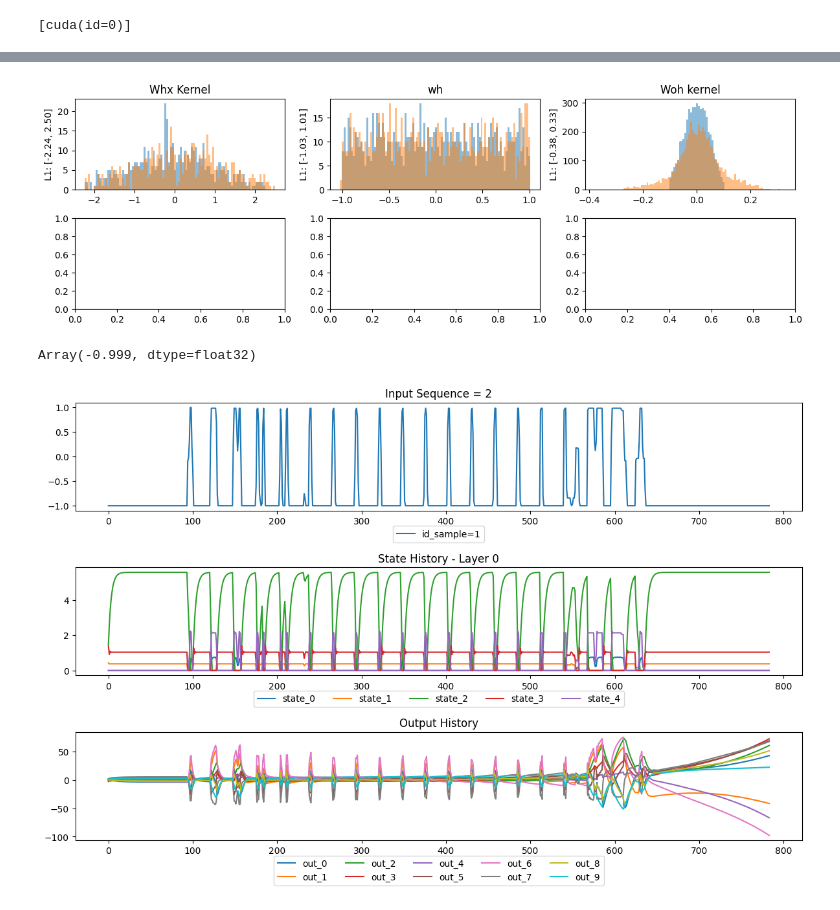
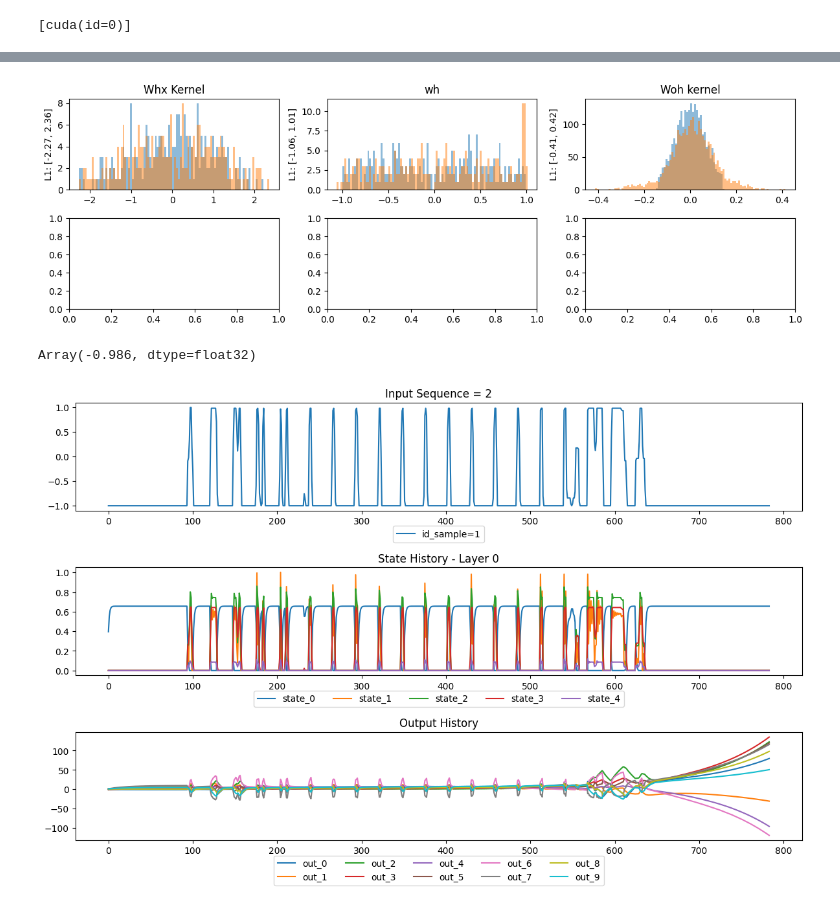
Before and after one commit to TristanTorchet/LearningJAX, a Jupyter notebook: Flax/flax2d_DiagReLURNN.ipynb, the cells around one changed output, grey strips where cells are left out. Cells and saved outputs as stored; diff of their text form; code cells hidden in the pictures.

```diff
--- a/Flax/flax2d_DiagReLURNN.ipynb
+++ b/Flax/flax2d_DiagReLURNN.ipynb
@@ -89,7 +89,7 @@ os.environ["CUDA_VISIBLE_DEVICES"] = "1"
 from utils import create_mnist_classification_dataset, plot_dynamics
 # %%
 DATASET_VERSION = "sequential" # "row"
-trainloader, testloader, N_CLASSES, SEQ_LENGTH, IN_DIM = create_mnist_classification_dataset(root="../data", version=DATASET_VERSION)
+trainloader, val_loader, testloader, N_CLASSES, SEQ_LENGTH, IN_DIM = create_mnist_classification_dataset(root="../data", version=DATASET_VERSION)
 # %% [output]
 [*] Generating MNIST Classification Dataset...
 # %%
@@ -276 +257,13 @@ def run_epoch(state, train_dl, rng):
+# %%
+def validate(state, testloader):
+    # Compute average loss & accuracy
+    # model = model(training=False) # needed when using dropout
+    losses, accuracies = [], []
+    for batch_idx, (inputs, labels) in enumerate(testloader):
+        loss, acc = eval_model(
+            state, inputs, labels # from S4D: , model, classification=classification
+        )
+        losses.append(loss)
+        accuracies.append(acc)
+    return np.mean(losses), np.mean(accuracies)
 # %%
@@ -291,5 +302,5 @@ def create_train_state(key, model_cls, lr, dataset_version):
         tx=optimizer,
     )
 # %%
-state = create_train_state(key, BatchRNN, lr, DATASET_VERSION)
+state = create_train_state(key, BatchRNN, lr, DATASET_VERSION, hidden_size=256, n_layers=1)
 # %% [output]
@@ -301,5 +313,6 @@ jax.devices()
 # %%
 for epoch in range(3):
     state, train_loss, train_accuracy = run_epoch(state, trainloader, key)
-    print(f"Epoch {epoch} | Loss: {train_loss} | Accuracy: {train_accuracy}")
+    val_loss, val_acc  = validate(state, val_loader)
+    print(f"Epoch {epoch} | train_loss: {train_loss:.4f} | train_acc: {train_accuracy*100:.2f}% | val_loss: {val_loss:.4f} | val_acc: {val_acc*100:.2f}%")
 # %% [output]
@@ -315,58 +328,58 @@ print(jax.tree_util.tree_map(jnp.shape, state.params))
 # %%
 fig, axs = plt.subplots(len(all_state_hist)+1, 3, figsize=(1200*px, (300+100*len(all_state_hist))*px))
 axs[0,0].set_title('Whx Kernel')
 axs[0,1].set_title('wh')
 axs[0,2].set_title('Woh kernel')
 for l in range(len(all_state_hist)):
-    min_whx_init = params['params'][f'rnn_cells_{l}']['SimpleScan']['ScanIRRNCell_0']['Whx']['kernel'].min()
-    min_whx = state.params[f'rnn_cells_{l}']['SimpleScan']['ScanIRRNCell_0']['Whx']['kernel'].min()
+    min_whx_init = params['params'][f'rnn_cells_{l}']['Whx']['kernel'].min()
+    min_whx = state.params[f'rnn_cells_{l}']['Whx']['kernel'].min()
     min_whx = min(min_whx_init, min_whx)
 
-    min_wh_init = params['params'][f'rnn_cells_{l}']['SimpleScan']['ScanIRRNCell_0']['wh'].min()
-    min_wh = state.params[f'rnn_cells_{l}']['SimpleScan']['ScanIRRNCell_0']['wh'].min()
+    min_wh_init = params['params'][f'rnn_cells_{l}']['wh'].min()
+    min_wh = state.params[f'rnn_cells_{l}']['wh'].min()
     min_wh = min(min_wh_init, min_wh)
 
-    min_woh_init = params['params'][f'rnn_cells_{l}']['SimpleScan']['ScanIRRNCell_0']['Woh']['kernel'].min()
-    min_woh = state.params[f'rnn_cells_{l}']['SimpleScan']['ScanIRRNCell_0']['Woh']['kernel'].min()
+    min_woh_init = params['params'][f'readout']['kernel'].min()
+    min_woh = state.params[f'readout']['kernel'].min()
     min_woh = min(min_woh_init, min_woh)
 
-    max_whx_init = params['params'][f'rnn_cells_{l}']['SimpleScan']['ScanIRRNCell_0']['Whx']['kernel'].max()
-    max_whx = state.params[f'rnn_cells_{l}']['SimpleScan']['ScanIRRNCell_0']['Whx']['kernel'].max()
+    max_whx_init = params['params'][f'rnn_cells_{l}']['Whx']['kernel'].max()
+    max_whx = state.params[f'rnn_cells_{l}']['Whx']['kernel'].max()
     max_whx = max(max_whx_init, max_whx)
 
-    max_wh_init = params['params'][f'rnn_cells_{l}']['SimpleScan']['ScanIRRNCell_0']['wh'].max()
-    max_wh = state.params[f'rnn_cells_{l}']['SimpleScan']['ScanIRRNCell_0']['wh'].max()
+    max_wh_init = params['params'][f'rnn_cells_{l}']['wh'].max()
+    max_wh = state.params[f'rnn_cells_{l}']['wh'].max()
     max_wh = max(max_wh_init, max_wh)
 
-    max_woh_init = params['params'][f'rnn_cells_{l}']['SimpleScan']['ScanIRRNCell_0']['Woh']['kernel'].max()
-    max_woh = state.params[f'rnn_cells_{l}']['SimpleScan']['ScanIRRNCell_0']['Woh']['kernel'].max()
+    max_woh_init = params['params'][f'readout']['kernel'].max()
+    max_woh = state.params[f'readout']['kernel'].max()
     max_woh = max(max_woh_init, max_woh)
 
 
 
-    axs[l,0].hist(params['params'][f'rnn_cells_{l}']['SimpleScan']['ScanIRRNCell_0']['Whx']['kernel'].flatten(), bins=100, alpha=0.5, range=(min_whx, max_whx))
-    axs[l,1].hist(params['params'][f'rnn_cells_{l}']['SimpleScan']['ScanIRRNCell_0']['wh'].flatten(), bins=100, alpha=0.5, range=(min_wh, max_wh))
-    axs[l,2].hist(params['params'][f'rnn_cells_{l}']['SimpleScan']['ScanIRRNCell_0']['Woh']['kernel'].flatten(), bins=100, alpha=0.5, range=(min_woh, max_woh))
-    axs[l,0].hist(state.params[f'rnn_cells_{l}']['SimpleScan']['ScanIRRNCell_0']['Whx']['kernel'].flatten(), bins=100, alpha=0.5, range=(min_whx, max_whx))
-    axs[l,1].hist(state.params[f'rnn_cells_{l}']['SimpleScan']['ScanIRRNCell_0']['wh'].flatten(), bins=100, alpha=0.5, range=(min_wh, max_wh))
-    axs[l,2].hist(state.params[f'rnn_cells_{l}']['SimpleScan']['ScanIRRNCell_0']['Woh']['kernel'].flatten(), bins=100, alpha=0.5, range=(min_woh, max_woh))
+    axs[l,0].hist(params['params'][f'rnn_cells_{l}']['Whx']['kernel'].flatten(), bins=100, alpha=0.5, range=(min_whx, max_whx))
+    axs[l,1].hist(params['params'][f'rnn_cells_{l}']['wh'].flatten(), bins=100, alpha=0.5, range=(min_wh, max_wh))
+    axs[l,2].hist(params['params'][f'readout']['kernel'].flatten(), bins=100, alpha=0.5, range=(min_woh, max_woh))
+    axs[l,0].hist(state.params[f'rnn_cells_{l}']['Whx']['kernel'].flatten(), bins=100, alpha=0.5, range=(min_whx, max_whx))
+    axs[l,1].hist(state.params[f'rnn_cells_{l}']['wh'].flatten(), bins=100, alpha=0.5, range=(min_wh, max_wh))
+    axs[l,2].hist(state.params[f'readout']['kernel'].flatten(), bins=100, alpha=0.5, range=(min_woh, max_woh))
 
     # y axis title
     axs[l,0].set_ylabel(f'L{l+1}: [{min_whx:.2f}, {max_whx:.2f}]')
     axs[l,1].set_ylabel(f'L{l+1}: [{min_wh:.2f}, {max_wh:.2f}]')
     axs[l,2].set_ylabel(f'L{l+1}: [{min_woh:.2f}, {max_woh:.2f}]')
     # set y range
 plt.tight_layout()
 plt.show()
 # %% [output]
-[figure, old version]
+[figure, new version]
 # %%
-jnp.min(params['params'][f'rnn_cells_{l}']['SimpleScan']['ScanIRRNCell_0']['wh'])
+jnp.min(params['params'][f'rnn_cells_{l}']['wh'])
 # %% [output]
-Array(-0.999, dtype=float32)
+Array(-0.986, dtype=float32)
 # %%
-plot_dynamics(srn, state.params, batch_x[:5], batch_y[:5], DATASET_VERSION,
+plot_dynamics(model, state.params, batch_x[:5], batch_y[:5], DATASET_VERSION,
               id_sample=1, nb_inputs_to_plot=5, nb_components_to_plot=5)
 # %% [output]
-[figure, old version]
+[figure, new version]
 # %%
```
Also changed, not shown: parts of 24 cells of this notebook, 1 other file.
